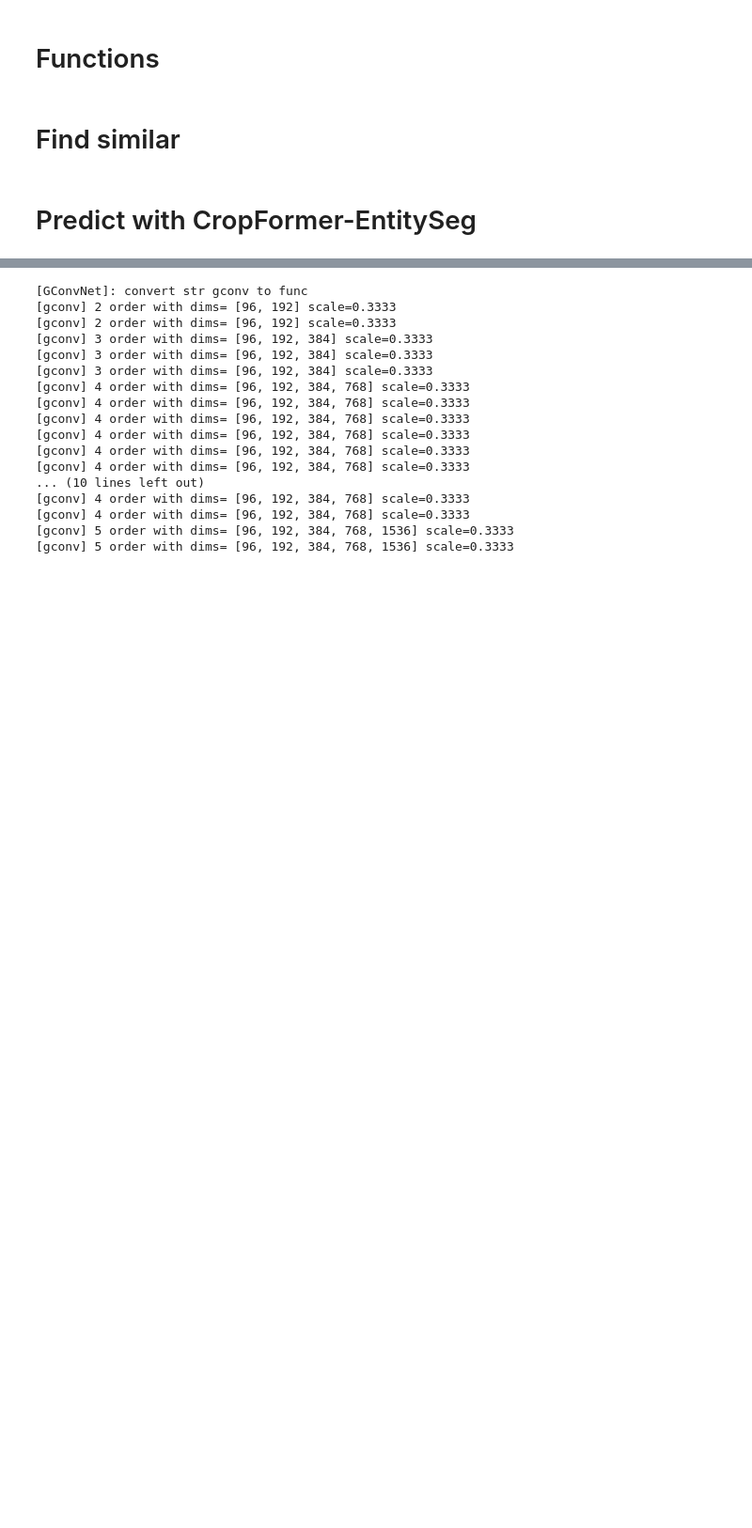
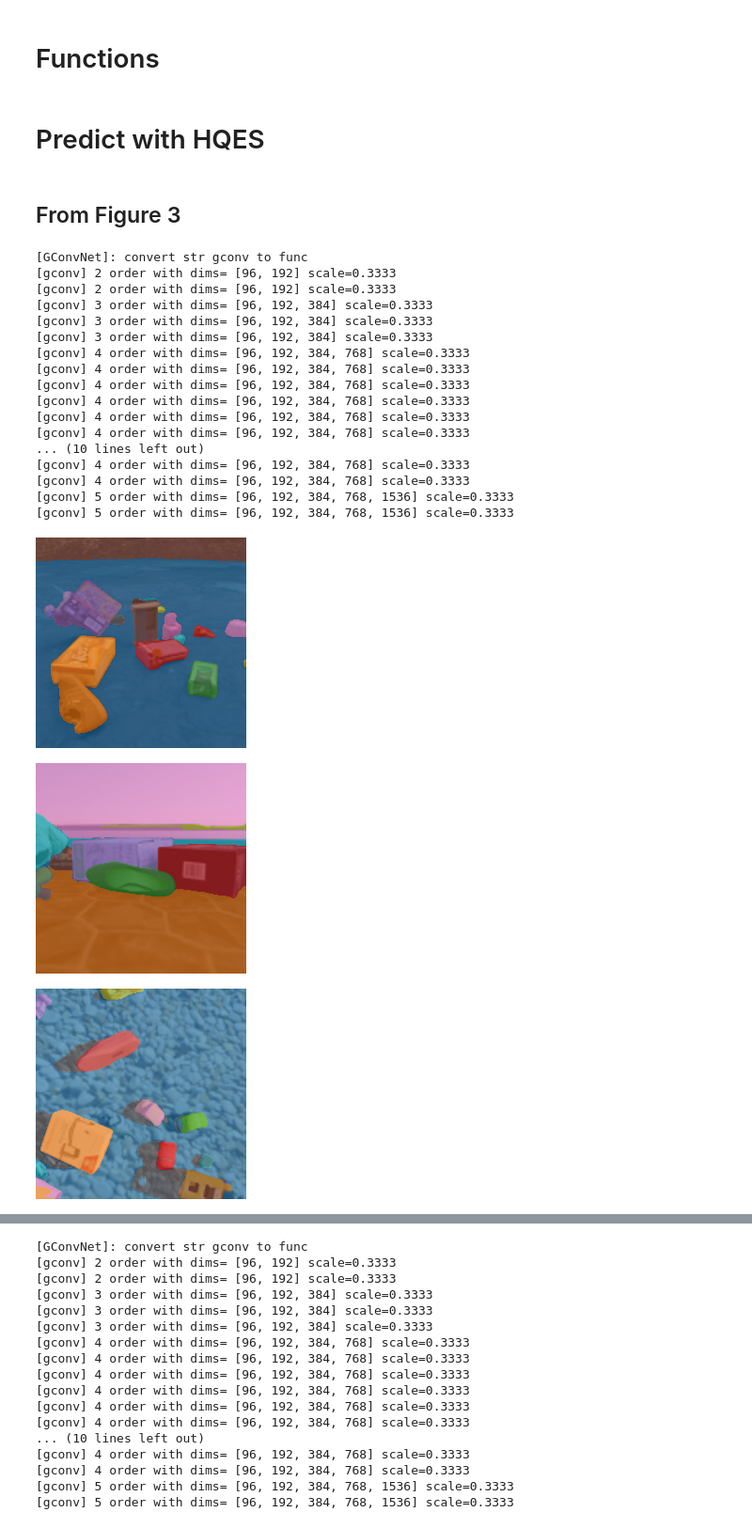
Before and after one commit to AlexanderRubinstein/OCCAM, a Jupyter notebook: notebooks/qualitative_results.ipynb, the cells around one changed output, grey strips where cells are left out. Shown at 94% size. Cells and saved outputs as stored; diff of their text form; code cells hidden in the pictures; blank space fills up the shorter version.

```diff
--- a/notebooks/qualitative_results.ipynb
+++ b/notebooks/qualitative_results.ipynb
@@ -124,5 +122,3 @@ def count_near_duplicates(hashes, threshold=5, verbose=False):
                 duplicates.pop(path_j)
 
     return duplicates
-# %% [markdown]
-# Find similar
@@ -150,2 +125,38 @@ for img_path in os.listdir(images_from_dino_ft_paper_path):
 # %% [markdown]
-# Predict with CropFormer-EntitySeg
+# Predict with HQES
+# %% [markdown]
+## From Figure 3
+# %%
+path_list = [
+    os.path.join(get_project_root_path(), "figures", "images_from_ft_dino_paper", "011.jpg"),
+    os.path.join(get_project_root_path(), "figures", "images_from_ft_dino_paper", "046.jpg"),
+    os.path.join(get_project_root_path(), "figures", "images_from_ft_dino_paper", "055.jpg"),
+    os.path.join(get_project_root_path(), "figures", "images_from_ft_dino_paper", "086.jpg"),
+]
+model = EntitySegDecoder(
+    config_path=os.path.join(get_project_root_path(), "configs", "cropformer", "cropformer_hornet.yaml"),
+    opts=["MODEL.WEIGHTS", os.path.join(get_project_root_path(), "checkpoints", "CropFormer_hornet_3x_03823a.pth")],
+    confidence_threshold=CONF_THRESHOLD
+)
+show_cropformer_mask_overlay_from_path_list(model, path_list, alpha=0.6)
+# %% [output]
+[GConvNet]: convert str gconv to func
+[gconv] 2 order with dims= [96, 192] scale=0.3333
+[gconv] 2 order with dims= [96, 192] scale=0.3333
+[gconv] 3 order with dims= [96, 192, 384] scale=0.3333
+[gconv] 3 order with dims= [96, 192, 384] scale=0.3333
+[gconv] 3 order with dims= [96, 192, 384] scale=0.3333
+[gconv] 4 order with dims= [96, 192, 384, 768] scale=0.3333
+[gconv] 4 order with dims= [96, 192, 384, 768] scale=0.3333
+[gconv] 4 order with dims= [96, 192, 384, 768] scale=0.3333
+[gconv] 4 order with dims= [96, 192, 384, 768] scale=0.3333
+[gconv] 4 order with dims= [96, 192, 384, 768] scale=0.3333
+[gconv] 4 order with dims= [96, 192, 384, 768] scale=0.3333
+... (10 lines left out)
+[gconv] 4 order with dims= [96, 192, 384, 768] scale=0.3333
+[gconv] 4 order with dims= [96, 192, 384, 768] scale=0.3333
+[gconv] 5 order with dims= [96, 192, 384, 768, 1536] scale=0.3333
+[gconv] 5 order with dims= [96, 192, 384, 768, 1536] scale=0.3333
+[figure, added]
+[figure, added]
+[figure, added]
```
Also changed, not shown: parts of 26 cells of this notebook, 53 other files.
